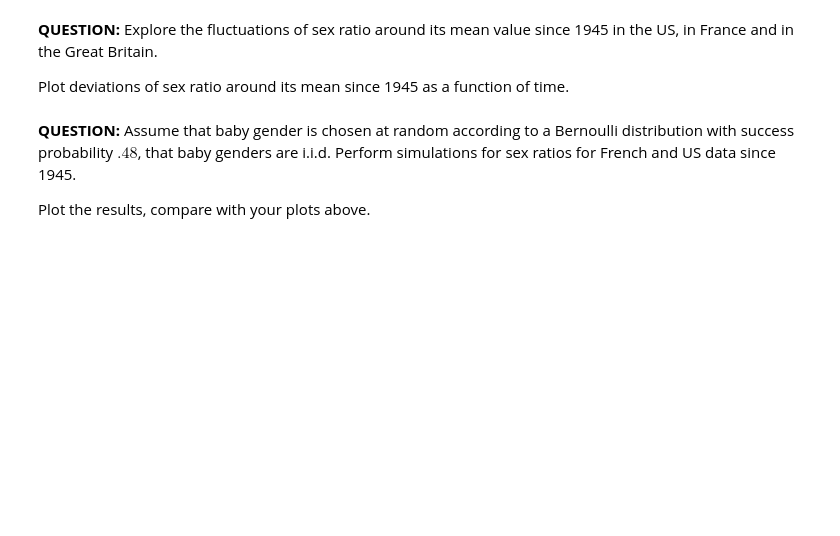
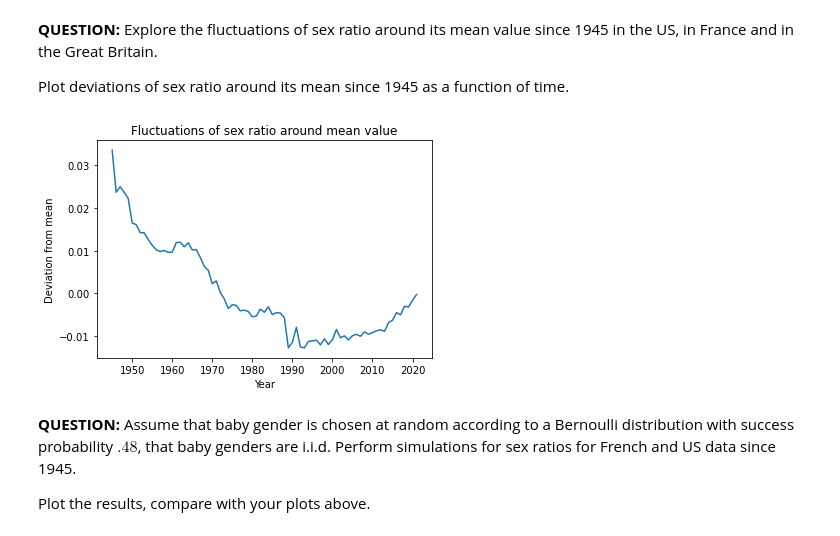
Before and after one commit to brnatvi/S8_DM_BigData, a Jupyter notebook: homework01- final .ipynb, the cells around one changed output. Saved outputs shown, nothing was run; the diff lists cells and outputs as text; code cells hidden in the pictures; blank space fills up the shorter version.

```diff
--- a/homework01- final .ipynb
+++ b/homework01- final .ipynb
@@ -976,3 +1034,27 @@ Plot deviations of sex ratio around its mean since 1945 as a function of time.
+# %%
+df_total = df_total[(df_total["year"] >= 1945)]
+# Group the data by year and gender, and calculate the total number of births for each group
+df_total_gender_year = df_total.groupby(['year', 'gender'])['count'].sum()
+df_total_gender_year = df_total_gender_year.unstack('gender')
+
+# Calculate the sex ratio around its mean for each year
+df_total_gender_year['sex_ratio'] = df_total_gender_year['F'] / df_total_gender_year['M']
+df_total_gender_year['sex_ratio_mean'] = df_total_gender_year['sex_ratio'] .mean()
+
+# Calculate the deviations from the mean
+deviations = df_total_gender_year['sex_ratio']  - df_total_gender_year['sex_ratio_mean']
+
+# Plot the deviations from the mean since 1945
+import matplotlib.pyplot as plt
+
+fig, ax = plt.subplots()
+ax.plot(deviations.index, deviations.values)
+ax.set_xlabel('Year')
+ax.set_ylabel('Deviation from mean')
+ax.set_title('Fluctuations of sex ratio around mean value')
+plt.show()
+# %% [output]
+[figure, added]
 # %% [markdown]
 **QUESTION:**  Assume that baby gender is chosen at random according to a Bernoulli distribution with success probability $.48$, that baby genders are i.i.d. Perform simulations for sex ratios for French and US data since 1945.
 
```
Also changed, not shown: parts of 18 cells of this notebook.
